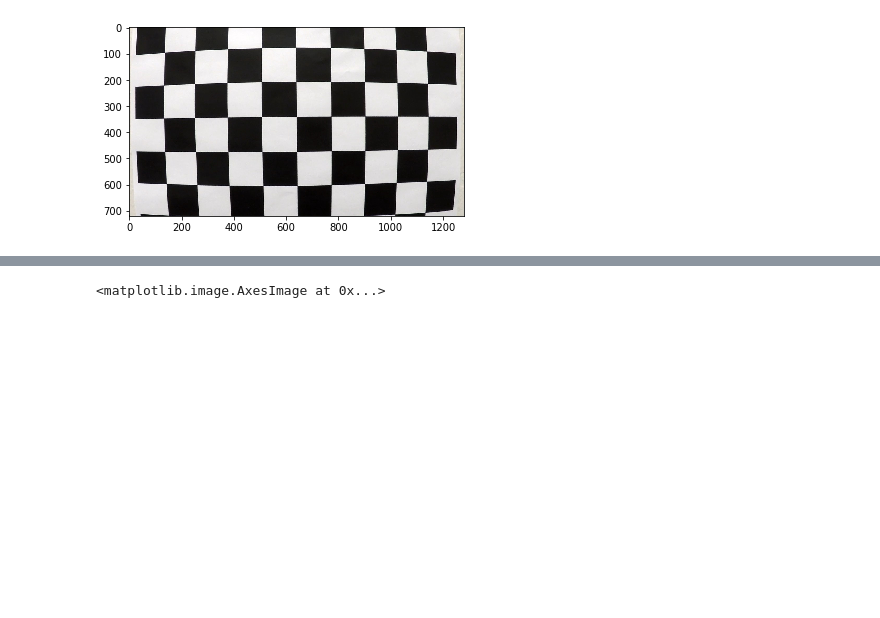
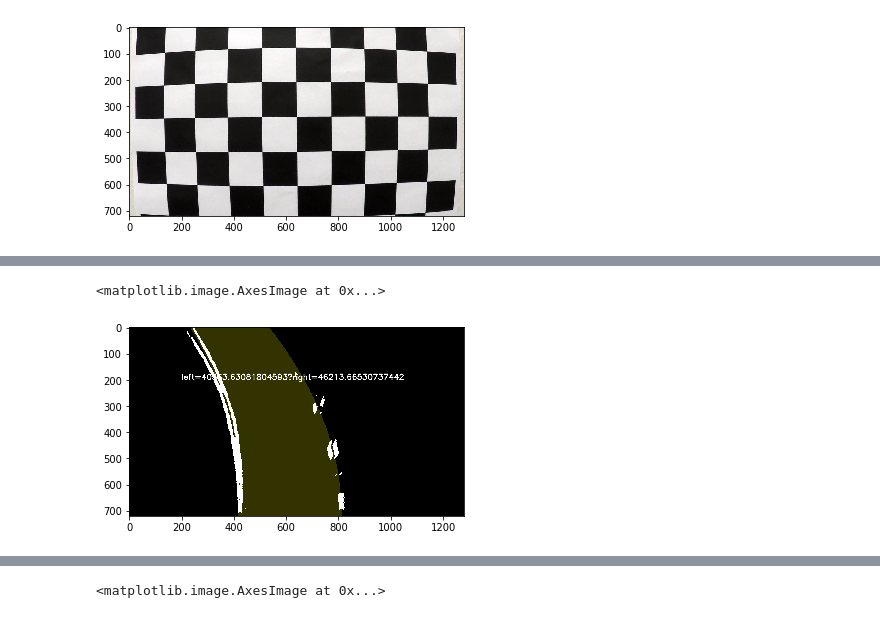
Before and after one commit to cmodi1/Advanced-Lane-Detection, a Jupyter notebook: Advanced Lane Finding.ipynb, the cells around one changed output, grey strips where cells are left out. Drawn from its saved outputs; the diff is of its cells as text; code cells hidden in the pictures; blank space fills up the shorter version.

```diff
--- a/Advanced Lane Finding.ipynb
+++ b/Advanced Lane Finding.ipynb
@@ -304 +419,7 @@ l,r,lc,rc = ALD.find_lane(pipeline_final_image, l, r, 100, display=True)
+# %%
+cont_output_img = ALD.find_lane(input_img)
+plt.imshow(real_output_img)
+# %% [output]
+<matplotlib.image.AxesImage at 0x...>
+[figure, added]
 # %%
```
Also changed, not shown: parts of 34 cells of this notebook, 4 other files.
